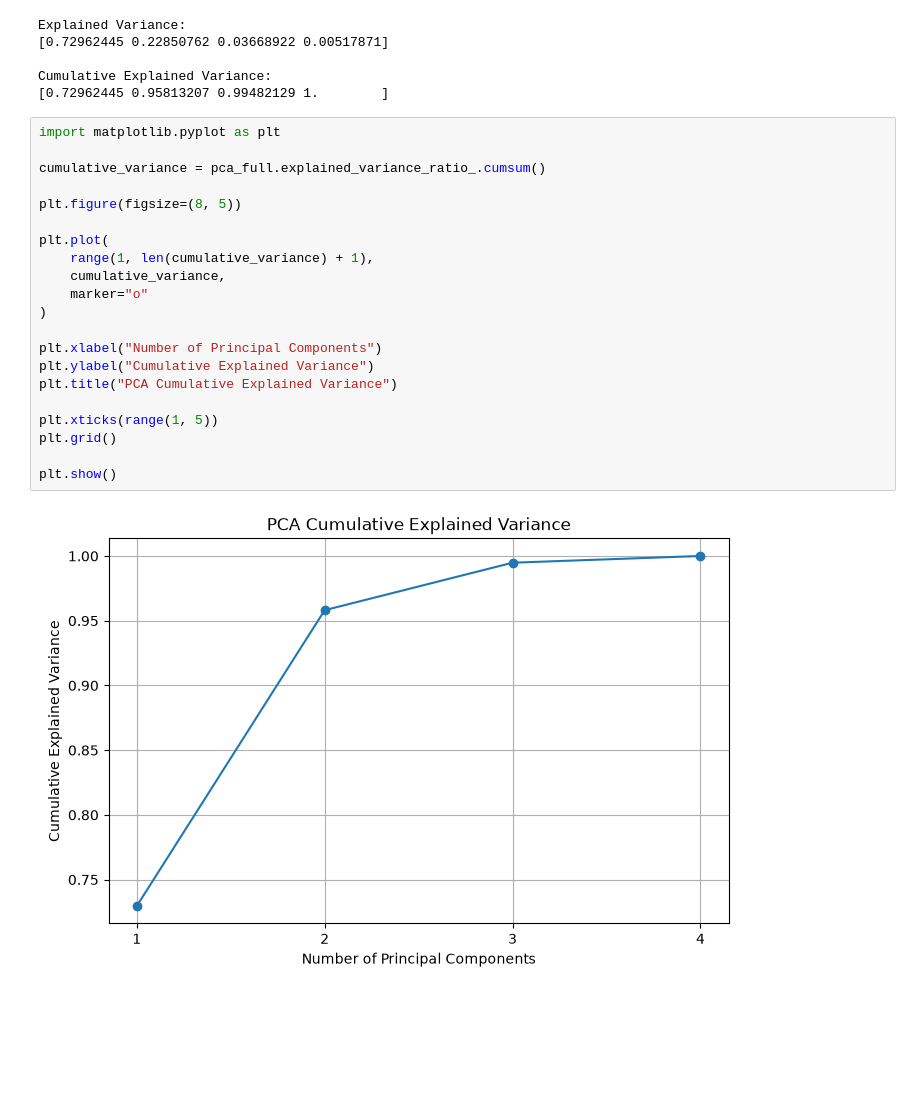
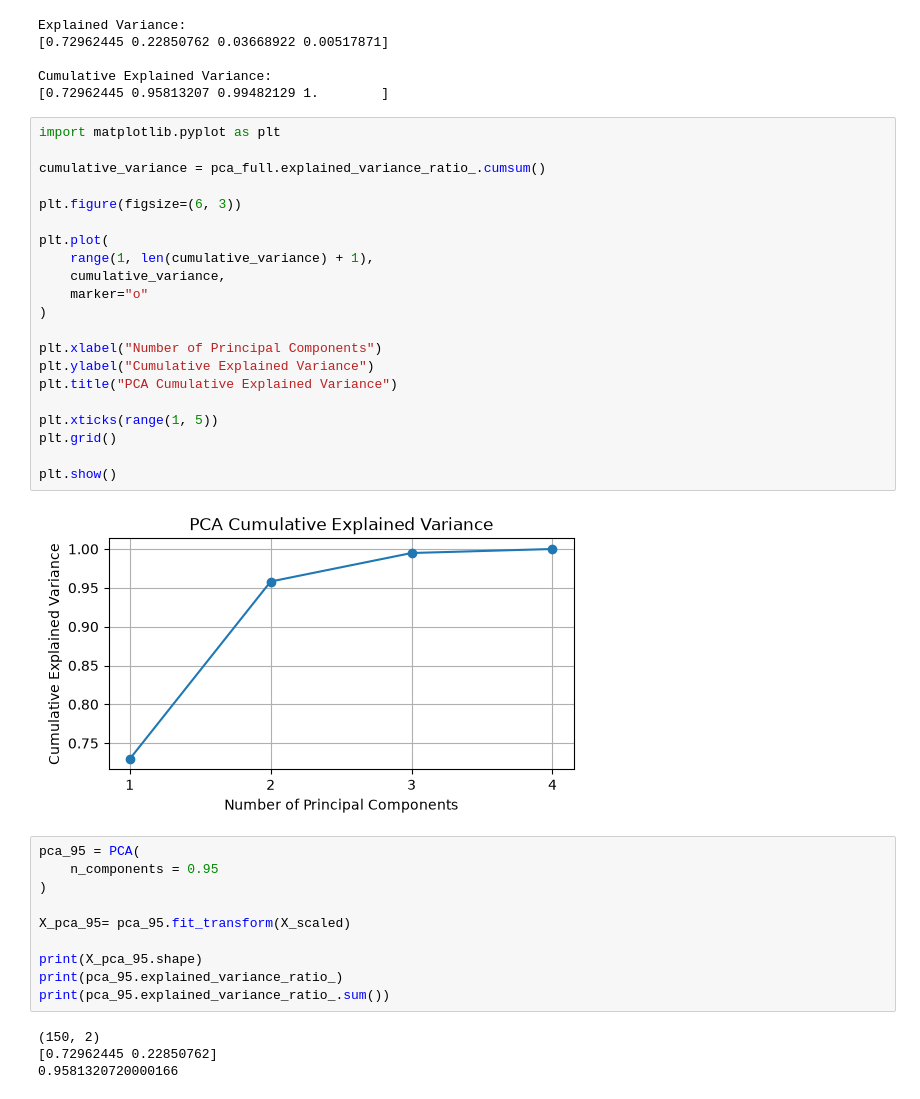
Before and after one commit to hemant237/Fastapi-project, a Jupyter notebook: practice/PCA/PCA.ipynb, the cells around one changed output. Saved outputs shown, nothing was run; the diff lists cells and outputs as text; blank space fills up the shorter version.

```diff
--- a/practice/PCA/PCA.ipynb
+++ b/practice/PCA/PCA.ipynb
@@ -137,23 +137,37 @@ Cumulative Explained Variance:
 # %%
 import matplotlib.pyplot as plt
 
 cumulative_variance = pca_full.explained_variance_ratio_.cumsum()
 
-plt.figure(figsize=(8, 5))
+plt.figure(figsize=(6, 3))
 
 plt.plot(
     range(1, len(cumulative_variance) + 1),
     cumulative_variance,
     marker="o"
 )
 
 plt.xlabel("Number of Principal Components")
 plt.ylabel("Cumulative Explained Variance")
 plt.title("PCA Cumulative Explained Variance")
 
 plt.xticks(range(1, 5))
 plt.grid()
 
 plt.show()
 # %% [output]
-[figure, old version]
+[figure, new version]
+# %%
+pca_95 = PCA(
+    n_components = 0.95
+)
+
+X_pca_95= pca_95.fit_transform(X_scaled)
+
+print(X_pca_95.shape)
+print(pca_95.explained_variance_ratio_)
+print(pca_95.explained_variance_ratio_.sum())
+# %% [output]
+(150, 2)
+[0.72962445 0.22850762]
+0.9581320720000166
```
